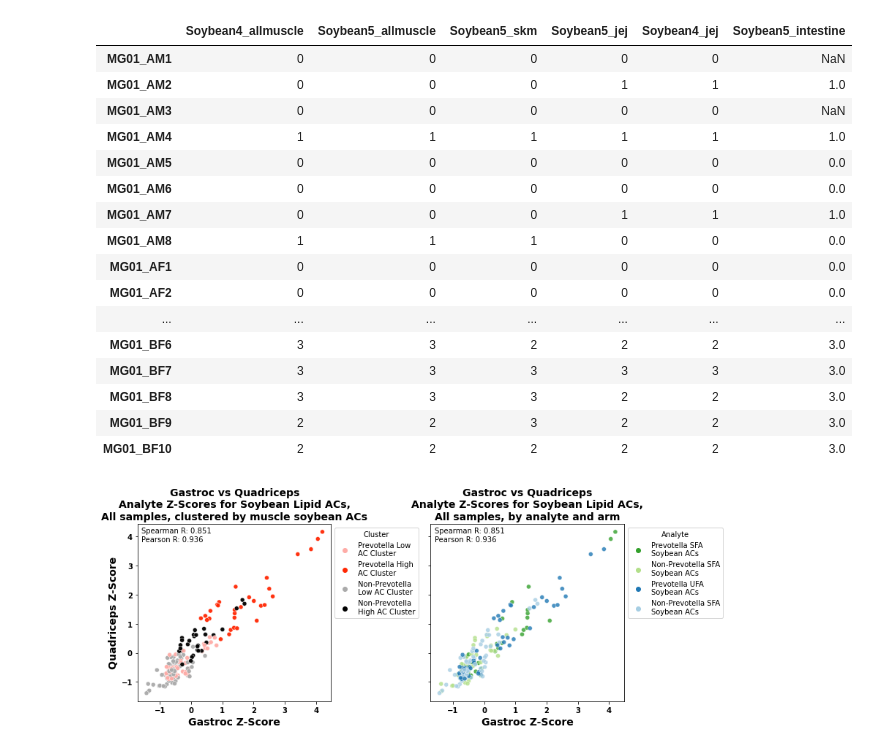
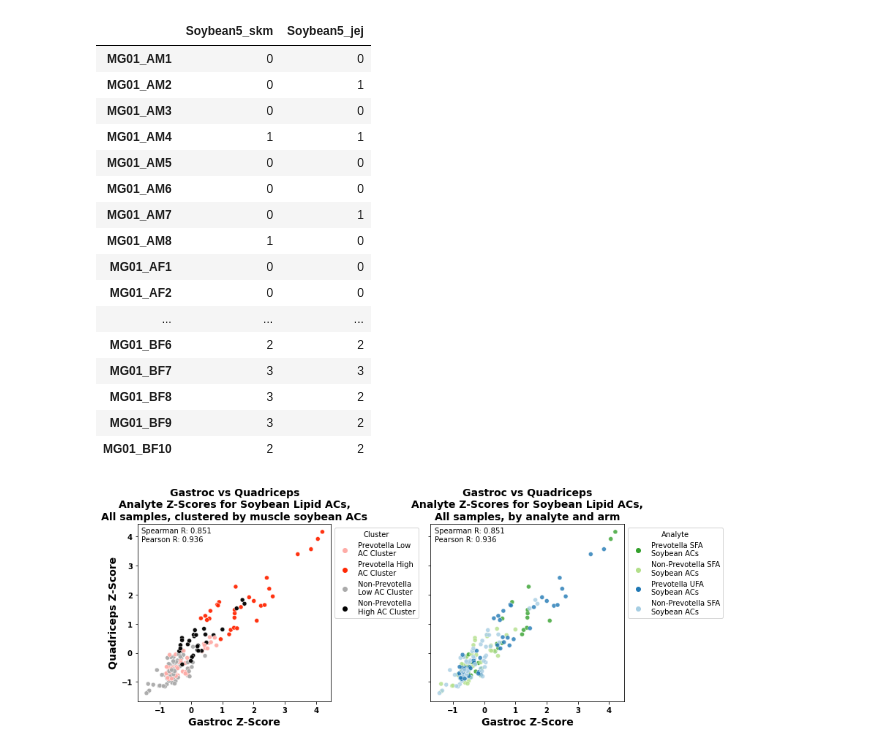
Before and after one commit to evanmlee/Gordon_MS, a Jupyter notebook: MS_analyte_kmeans.ipynb, the cells around one changed output. Saved outputs shown, nothing was run; the diff lists cells and outputs as text; code cells hidden in the pictures.

```diff
--- a/MS_analyte_kmeans.ipynb
+++ b/MS_analyte_kmeans.ipynb
@@ -121,51 +121,51 @@ def kmeans_cluster_ms(ms_df,analytes,tissues,force_separate_arms=True,nan_handli
     obs_df = obs_df[reordered_cols]
     obs_df.loc[:,"Cluster"] = obs_df.loc[:,"Cluster"].astype(int)
     return obs_df
 
 soybean_4ACs = ["C16","C18","C18:1","C18:2"]
 soybean_5ACs = ["C16","C18","C18:1","C18:2","C18:3"]
 
 soybean_obs_df = kmeans_cluster_ms(tissue_AC_df,analytes=soybean_4ACs,tissues=["Gastroc","Quadriceps","Heart"])
 soybean5_muscle_obs_df = kmeans_cluster_ms(tissue_AC_df,analytes=soybean_5ACs,tissues=["Gastroc","Quadriceps","Heart"])
 SFA_obs_df = kmeans_cluster_ms(tissue_AC_df,analytes=SFA_ACs,tissues=["Gastroc","Quadriceps","Heart"])
 UFA_obs_df = kmeans_cluster_ms(tissue_AC_df,analytes=UFA_ACs,tissues=["Gastroc","Quadriceps","Heart"])
 soybean5_jej_obs_df = kmeans_cluster_ms(tissue_AC_df,analytes=soybean_5ACs,tissues=["Jejunum"])
 soybean4_jej_obs_df = kmeans_cluster_ms(tissue_AC_df,analytes=soybean_4ACs,tissues=["Jejunum"])
 
 soybean5_skmuscle_obs_df = kmeans_cluster_ms(tissue_AC_df,analytes=soybean_5ACs,tissues=["Gastroc","Quadriceps"])
 soybean_intestine_obs_df = kmeans_cluster_ms(tissue_AC_df,analytes=soybean_5ACs,tissues=["Jejunum","Colon"])
 # display(soybean_intestine_obs_df)
 
 cluster_columns = ["Soybean4_allmuscle","Soybean5_allmuscle","Soybean5_skm","Soybean5_jej","Soybean4_jej","Soybean5_intestine"]
 cluster_df = pd.DataFrame(index=soybean_obs_df.index,columns=cluster_columns)
 cluster_df.loc[:,"Soybean4_allmuscle"] = soybean_obs_df["Cluster"]
 cluster_df.loc[:,"Soybean5_allmuscle"] = soybean5_muscle_obs_df["Cluster"]
 cluster_df.loc[:,"Soybean5_skm"] = soybean5_skmuscle_obs_df["Cluster"]
 cluster_df.loc[:,"Soybean5_jej"] = soybean5_jej_obs_df["Cluster"]
 cluster_df.loc[:,"Soybean4_jej"] = soybean4_jej_obs_df["Cluster"]
 cluster_df.loc[:,"Soybean5_intestine"] = soybean_intestine_obs_df["Cluster"]
-display(cluster_df)
+display(cluster_df[["Soybean5_skm","Soybean5_jej"]])
 
 
 cluster_df.to_csv("analyte_cluster_labels.csv")
 # %% [output]
-|  | Soybean4_allmuscle | Soybean5_allmuscle | Soybean5_skm | Soybean5_jej | Soybean4_jej | Soybean5_intestine |
-| MG01_AM1 | 0 | 0 | 0 | 0 | 0 | NaN |
-| MG01_AM2 | 0 | 0 | 0 | 1 | 1 | 1.0 |
-| MG01_AM3 | 0 | 0 | 0 | 0 | 0 | NaN |
-| MG01_AM4 | 1 | 1 | 1 | 1 | 1 | 1.0 |
-| MG01_AM5 | 0 | 0 | 0 | 0 | 0 | 0.0 |
-| MG01_AM6 | 0 | 0 | 0 | 0 | 0 | 0.0 |
-| MG01_AM7 | 0 | 0 | 0 | 1 | 1 | 1.0 |
-| MG01_AM8 | 1 | 1 | 1 | 0 | 0 | 0.0 |
-| MG01_AF1 | 0 | 0 | 0 | 0 | 0 | 0.0 |
-| MG01_AF2 | 0 | 0 | 0 | 0 | 0 | 0.0 |
-| ... | ... | ... | ... | ... | ... | ... |
-| MG01_BF6 | 3 | 3 | 2 | 2 | 2 | 3.0 |
-| MG01_BF7 | 3 | 3 | 3 | 3 | 3 | 3.0 |
-| MG01_BF8 | 3 | 3 | 3 | 2 | 2 | 3.0 |
-| MG01_BF9 | 2 | 2 | 3 | 2 | 2 | 3.0 |
-| MG01_BF10 | 2 | 2 | 2 | 2 | 2 | 3.0 |
+|  | Soybean5_skm | Soybean5_jej |
+| MG01_AM1 | 0 | 0 |
+| MG01_AM2 | 0 | 1 |
+| MG01_AM3 | 0 | 0 |
+| MG01_AM4 | 1 | 1 |
+| MG01_AM5 | 0 | 0 |
+| MG01_AM6 | 0 | 0 |
+| MG01_AM7 | 0 | 1 |
+| MG01_AM8 | 1 | 0 |
+| MG01_AF1 | 0 | 0 |
+| MG01_AF2 | 0 | 0 |
+| ... | ... | ... |
+| MG01_BF6 | 2 | 2 |
+| MG01_BF7 | 3 | 3 |
+| MG01_BF8 | 3 | 2 |
+| MG01_BF9 | 3 | 2 |
+| MG01_BF10 | 2 | 2 |
 # %%
 HWDC_cluster_palette={0:"#FEACA7",1:"#FF2804",2:"#AAAAAA",3:"#000000"}
 HWDC_reds_cluster_palette = {0:"#FEACA7",1:"#FF2804"}
```
Also changed, not shown: parts of 5 cells of this notebook, 1 other file.
